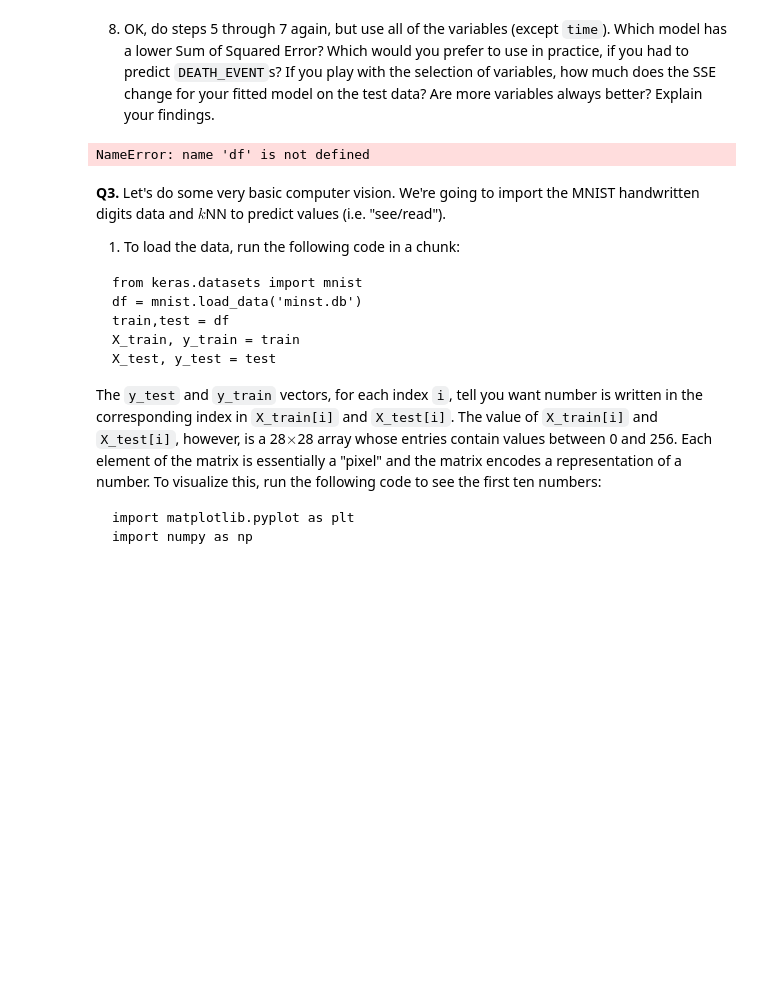
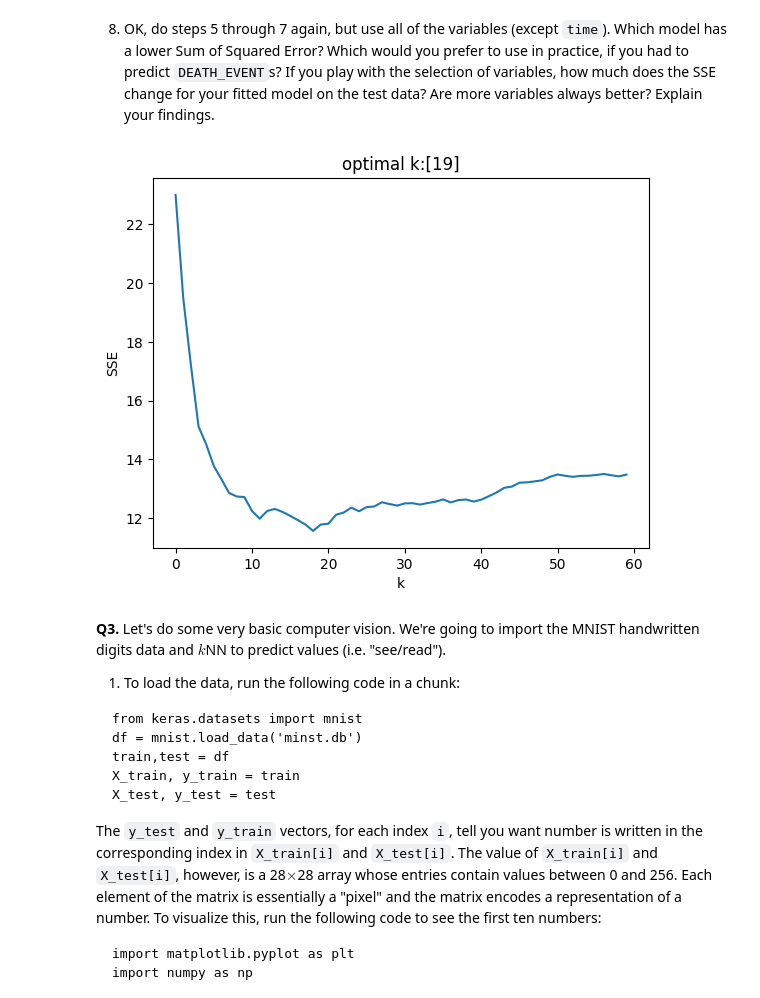
Before and after one commit to JulianKrese/knn, a Jupyter notebook: assignment_knn.ipynb, the cells around one changed output. Drawn from its saved outputs; the diff is of its cells as text; code cells hidden in the pictures; blank space fills up the shorter version.

```diff
--- a/assignment_knn.ipynb
+++ b/assignment_knn.ipynb
@@ -331,29 +311,35 @@ IndexError: index 24 is out of bounds for axis 0 with size 24
 # %%
 y = df['DEATH_EVENT']
 new_df = df.drop('DEATH_EVENT', axis=1)
 new_df = new_df.apply(maxmin)
 X_train, X_test, y_train, y_test = train_test_split(new_df,y,
                                                     test_size=.2,
                                                     random_state=100)
 
 k_bar = 60
 k_grid = np.arange(1,k_bar)
 SSE = np.zeros(k_bar)
 
 for k in range(k_bar):
     fitted_model = KNeighborsRegressor(n_neighbors=k+1).fit(X_train,y_train)
     y_hat = fitted_model.predict(X_test)
     SSE[k] = np.sum( (y_test-y_hat) **2 )
 
 SSE_min = np.min(SSE)
-print("minimum SSE = " + str(SSE_min))
 min_index = np.where(SSE == SSE_min)
 best_k = k_grid[min_index]
-print("best_k = " + str(best_k))
 
-# minimum SSE decreased with all variables
+plt.plot(np.arange(0,k_bar),SSE)
+plt.xlabel("k")
+plt.title("optimal k:"+str(k_star))
+plt.ylabel('SSE')
+plt.show()
+
+
+
+# minimum SSE decreased with all variables; maybe poor variable choices
 # %% [output]
-NameError: name 'df' is not defined
+[figure, added]
 # %% [markdown]
 **Q3.** Let's do some very basic computer vision. We're going to import the MNIST handwritten digits data and $k$NN to predict values (i.e. "see/read").
 
```
Also changed, not shown: parts of 5 cells of this notebook.
